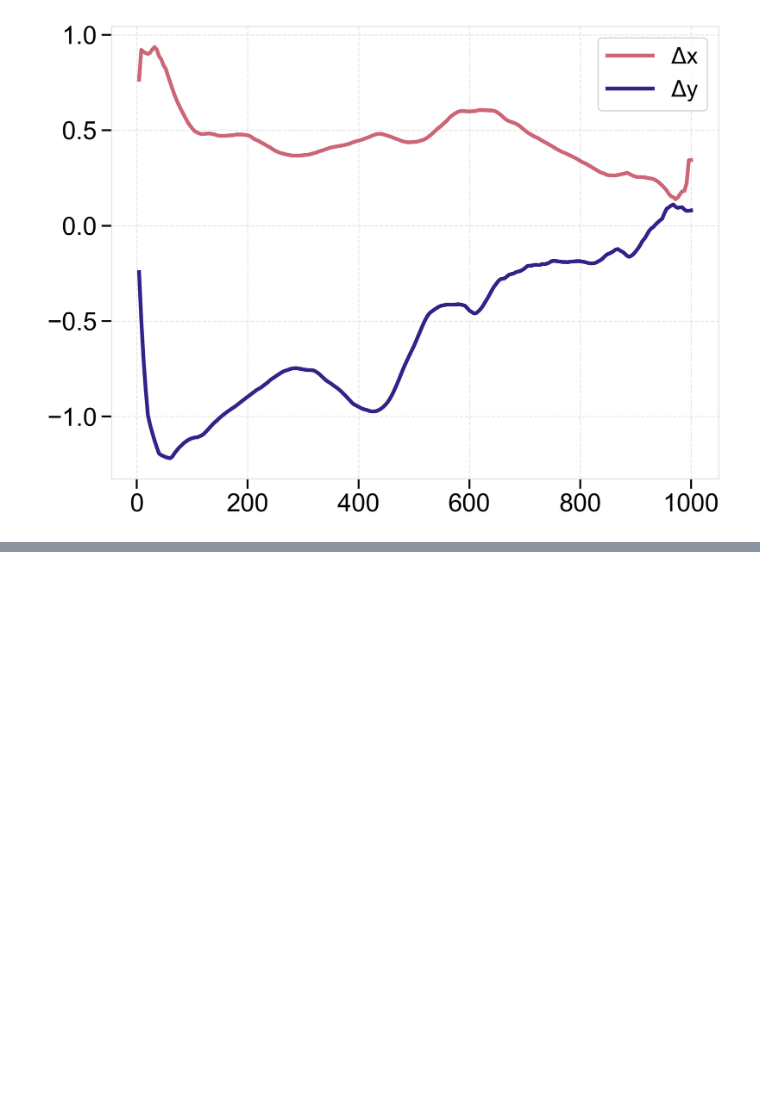
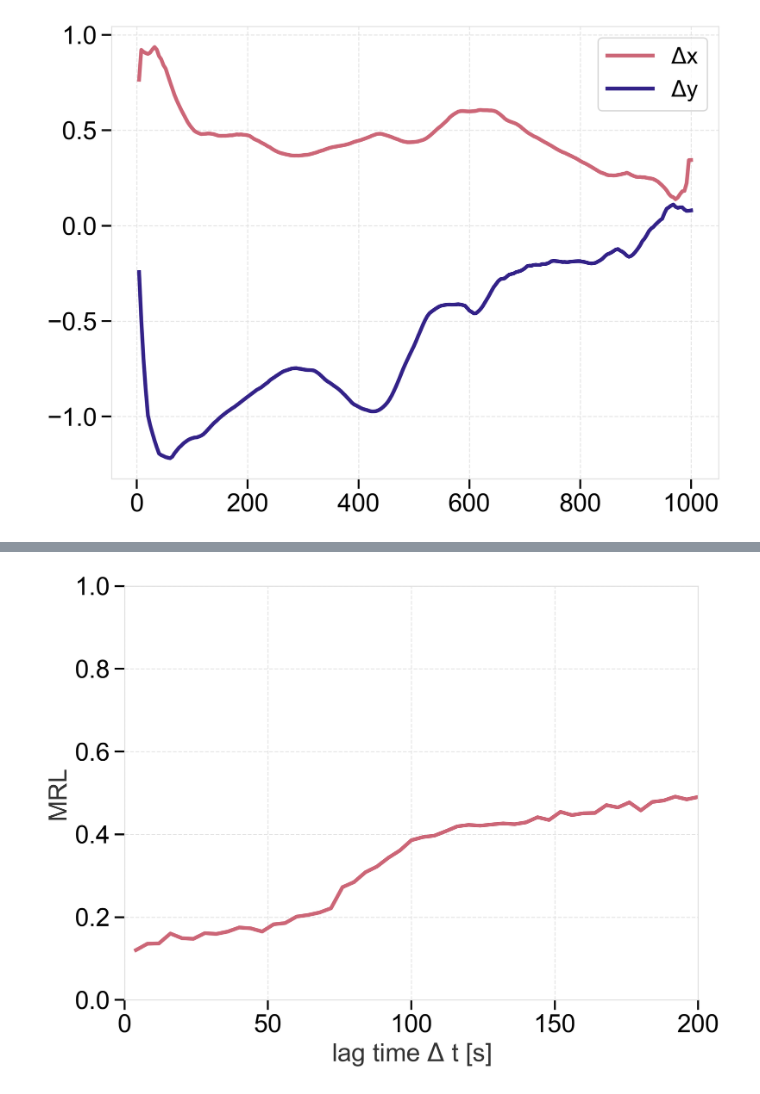
Before and after one commit to wppppupr/MTCargo_analysis, a Jupyter notebook: notebooks/Skewness.ipynb, the cells around one changed output, grey strips where cells are left out. Drawn from its saved outputs; the diff is of its cells as text; code cells hidden in the pictures; blank space fills up the shorter version.

```diff
--- a/notebooks/Skewness.ipynb
+++ b/notebooks/Skewness.ipynb
@@ -185,0 +194,86 @@ ax.set(
+# %%
+import numpy as np
+import pandas as pd
+
+def calcMRL2(df, max_lag, interval=1):
+    results = []
+
+    # 1. データのソート
+    df = df.sort_values(['particle', 'frame'])
+
+    for lag in range(1, max_lag + 1):
+        g = df.groupby('particle')
+        dx = g['x'].diff(periods=lag)
+        dy = g['y'].diff(periods=lag)
+
+        dr = np.sqrt(dx**2 + dy**2)
+
+        # 移動があるデータのみ計算対象にする
+        mask = dr > 0
+
+        # 各ステップの単位ベクトル (cosθ, sinθ)
+        u = dx[mask] / dr[mask]
+        v = dy[mask] / dr[mask]
+
+        # --- ここが重要：2倍角の成分を計算 ---
+        # cos(2θ) = cos²θ - sin²θ = 2cos²θ - 1
+        # sin(2θ) = 2sinθcosθ
+        cos2theta = 2 * (u**2) - 1
+        sin2theta = 2 * u * v
+
+        temp_df = pd.DataFrame({
+            'particle': df.loc[mask, 'particle'],
+            'c2': cos2theta,
+            's2': sin2theta
+        })
+
+        if temp_df.empty:
+            results.append({'lag': lag * interval, 'mrl2_axis': np.nan, 'mrl2_strength': np.nan})
+            continue
+
+        # --- 2. 粒子ごとに平均をとる ---
+        # 粒子内での「軸の定まり具合」を計算
+        particle_stats = temp_df.groupby('particle').mean()
+        C2 = particle_stats['c2']
+        S2 = particle_stats['s2']
+
+        # 粒子ごとの「軸方向の偏り（水平+1 vs 垂直-1）」
+        # ※ C2だけで評価しても良いですが、厳密にはベクトル和の実部です
+        axis_bias_per_particle = C2
+
+        # 粒子ごとの「偏りの強さ（0〜1）」
+        strength_per_particle = np.sqrt(C2**2 + S2**2)
+
+        # --- 3. 全粒子のアンサンブル平均 ---
+        results.append({
+            'lag': lag * interval,
+            'mrl2_axis': axis_bias_per_particle.mean(),     # 軸の向き (+1:水平, -1:垂直)
+            'mrl2_strength': strength_per_particle.mean(),  # 軸への集中度 (0:円, 1:直線)
+            'std_axis': axis_bias_per_particle.std()
+        })
+
+    return pd.DataFrame(results)
+
+# --- 実行 ---
+# 例：ラグ1から20まで計算
+max_lag = 1000
+mrl2 = calcMRL2(df, max_lag, INTERVAL)
+
+print(mrl2)
+
+import matplotlib.pyplot as plt
+
+fig, ax = plt.subplots()
+
+ax.plot(mrl2['lag'], mrl2['mrl2_strength'])
+#ax.fill_between(mrl2['lag'], mrl2['mrl'] + mrl2['std'], mrl2['mrl'] - mrl2['std'], alpha = 0.5)
+
+ax.set(
+    xlim=(0, 200),
+    ylim=(0, 1),
+    xscale='linear',
+    yscale='linear',
+    xlabel='lag time $\Delta$ t [s]',
+    ylabel='MRL'
+    )
+# %% [output]
@@ -185,0 +300 @@ ax.set(
+[figure, added]
```
Also changed, not shown: parts of 4 cells of this notebook, 1 other file.
